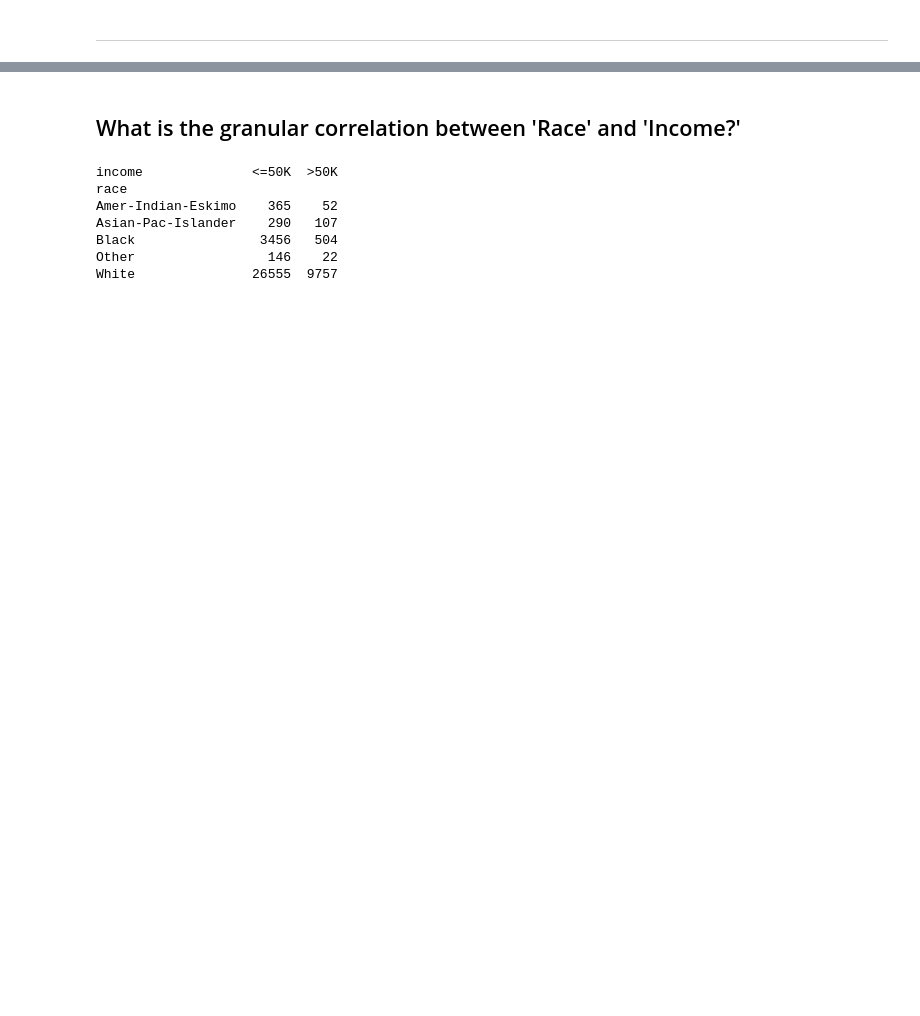
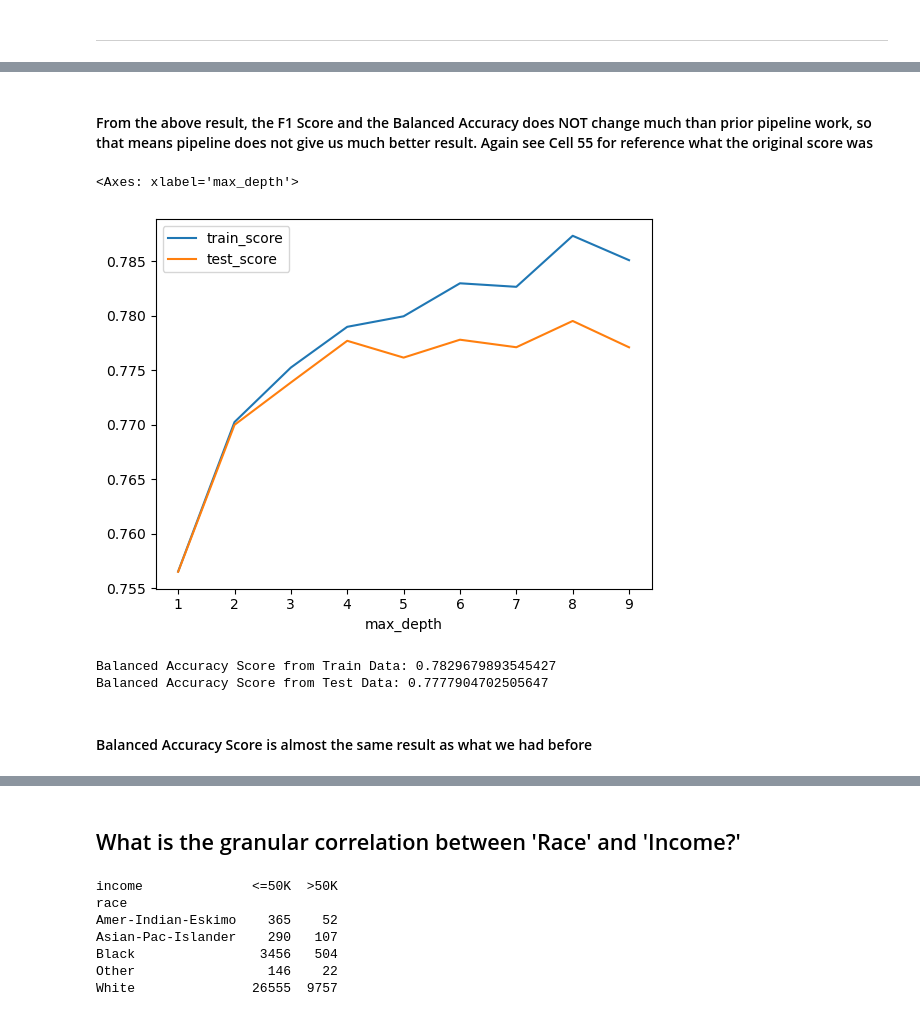
Before and after one commit to AIBC2024/Group-2-Census-Income, a Jupyter notebook: Group_2_Census_Income_ML_Model.ipynb, the cells around one changed output, grey strips where cells are left out. Cells and saved outputs as stored; diff of their text form; code cells hidden in the pictures; blank space fills up the shorter version.

```diff
--- a/Group_2_Census_Income_ML_Model.ipynb
+++ b/Group_2_Census_Income_ML_Model.ipynb
@@ -1599,0 +1598,8 @@ Accuracy: 0.8566026759744038
+# %%
+# Create the tuning models
+untuned_model = XGBClassifier(random_state=1)
+grid_tuned_model = XGBClassifier(random_state=1)
+random_tuned_model = XGBClassifier(random_state=1)
+# %%
+# Train untuned model directly since data is already preprocessed
+untuned_model.fit(X_train, y_train)
@@ -1600,3 +1715,48 @@ Accuracy: 0.8566026759744038
+# %% [markdown]
+#### From the above result, the F1 Score and the Balanced Accuracy does NOT change much than prior pipeline work, so that means pipeline does not give us much better result. Again see Cell 55 for reference what the original score was
+# %%
+# Try the following values for max_depth
+
+max_depths = range(1, 10)
+models = {'train_score': [], 'test_score': [], 'max_depth': []}
+
+# Loop through each value in max_depths
+for depth in max_depths:
+    clf = XGBClassifier(max_depth = depth)
+    clf.fit(X_train, y_train)
+
+    train_pred = clf.predict(X_train)
+    test_pred = clf.predict(X_test)
+
+    train_score = balanced_accuracy_score(y_train, train_pred)
+    test_score = balanced_accuracy_score(y_test, test_pred)
+
+    models['train_score'].append(train_score)
+    models['test_score'].append(test_score)
+    models['max_depth'].append(depth)
+
+# Create a dataframe from the models dictionary with max_depth as the index
+models_df = pd.DataFrame(models).set_index('max_depth')
+# %%
+# Plot the results
+models_df.plot()
+# %% [output]
+<Axes: xlabel='max_depth'>
+[figure, added]
+# %%
+classifier = XGBClassifier(max_depth=6, thresholds=0.8, random_state=1)
+classifier.fit(X_train, y_train)
+
+train_pred = classifier.predict(X_train)
+test_pred = classifier.predict(X_test)
+
+print("Balanced Accuracy Score from Train Data:", balanced_accuracy_score(y_train, train_pred))
+print("Balanced Accuracy Score from Test Data:", balanced_accuracy_score(y_test, test_pred))
+# %% [output]
+Balanced Accuracy Score from Train Data: 0.7829679893545427
+Balanced Accuracy Score from Test Data: 0.7777904702505647
+# %% [markdown]
+#### Balanced Accuracy Score is almost the same result as what we had before
 # %%
 # Generate the confusion matrix
 cm = confusion_matrix(y_test, y_pred)
```
Also changed, not shown: parts of 63 cells of this notebook.
